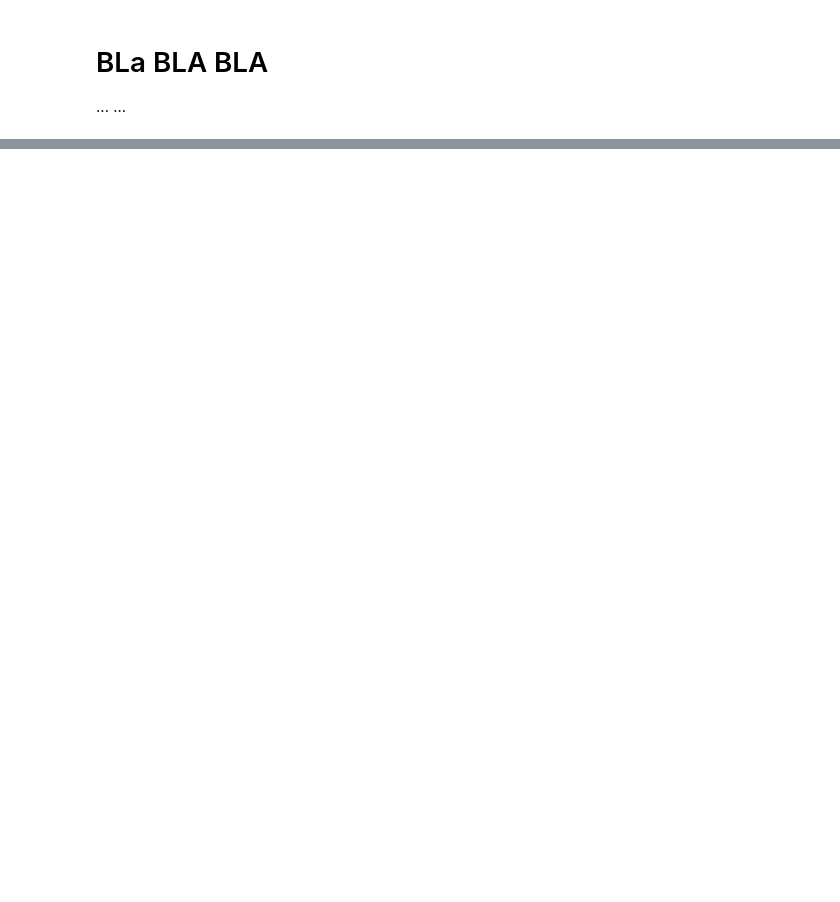
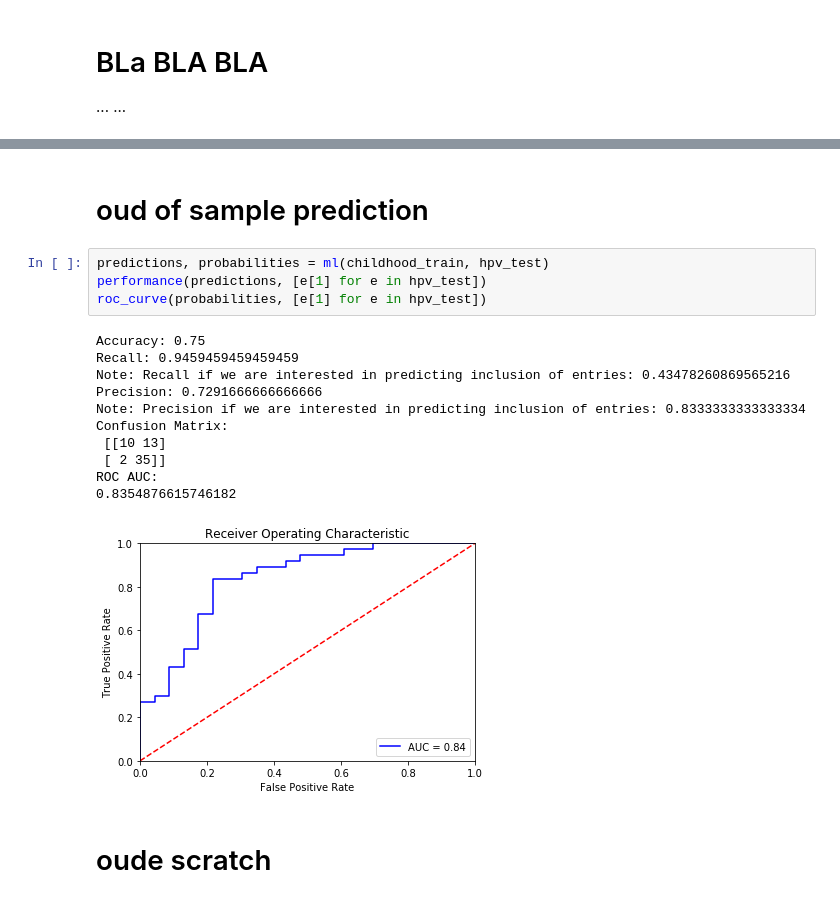
Before and after one commit to corinemeppelink/vaccmisinfo, a Jupyter notebook: article.ipynb, the cells around one changed output, grey strips where cells are left out. Drawn from its saved outputs; the diff is of its cells as text; blank space fills up the shorter version.

```diff
--- a/article.ipynb
+++ b/article.ipynb
@@ -50,0 +135,20 @@ pd.read_csv('hpv.csv')
+# %% [markdown]
+# oud of sample prediction
+# %%
+predictions, probabilities = ml(childhood_train, hpv_test)
+performance(predictions, [e[1] for e in hpv_test])
+roc_curve(probabilities, [e[1] for e in hpv_test])
+# %% [output]
+Accuracy: 0.75
+Recall: 0.9459459459459459
+Note: Recall if we are interested in predicting inclusion of entries: 0.43478260869565216
+Precision: 0.7291666666666666
+Note: Precision if we are interested in predicting inclusion of entries: 0.8333333333333334
+Confusion Matrix:
+ [[10 13]
+ [ 2 35]]
+ROC AUC:
+0.8354876615746182
+[figure, added]
+# %% [markdown]
+# oude scratch
```
Also changed, not shown: parts of 14 cells of this notebook.
